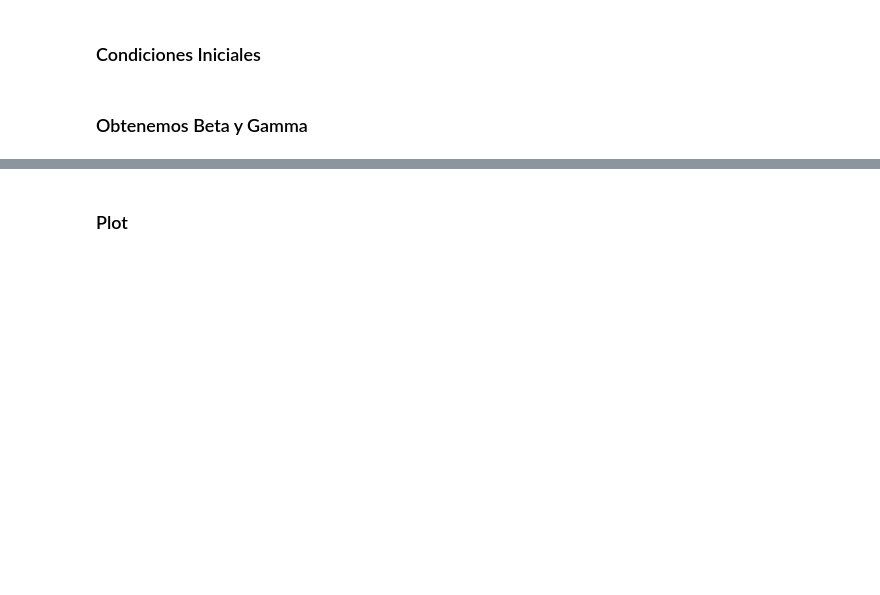
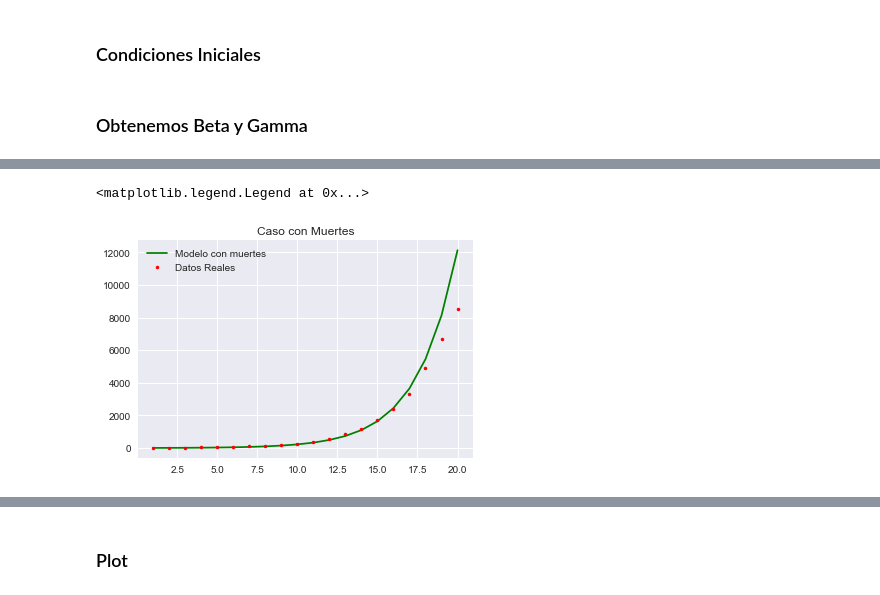
Before and after one commit to fbellidopazos/covidSIRAnalysis, a Jupyter notebook: Jupyter Notebooks/SIRNotebook.ipynb, the cells around one changed output, grey strips where cells are left out. Drawn from its saved outputs; the diff is of its cells as text; code cells hidden in the pictures; blank space fills up the shorter version.

```diff
--- a/Jupyter Notebooks/SIRNotebook.ipynb
+++ b/Jupyter Notebooks/SIRNotebook.ipynb
@@ -117,0 +182,12 @@ plt.show()
+# %%
+'''
+Enfrentamos el modelo SIR - con muertes - con los datos reales y vemos si se predice correctamente
+'''
+plt.figure("Caso con muertes")
+plt.title("Caso con Muertes")
+plt.plot(xDataPred,acumulativeInfectius2,"g")
+plt.plot(xDataPred, acumulativeInfectiusReal,'r.')
+plt.legend(["Modelo con muertes","Datos Reales"])
+# %% [output]
+<matplotlib.legend.Legend at 0x...>
+[figure, added]
```
Also changed, not shown: parts of 20 cells of this notebook, 5 other files.
